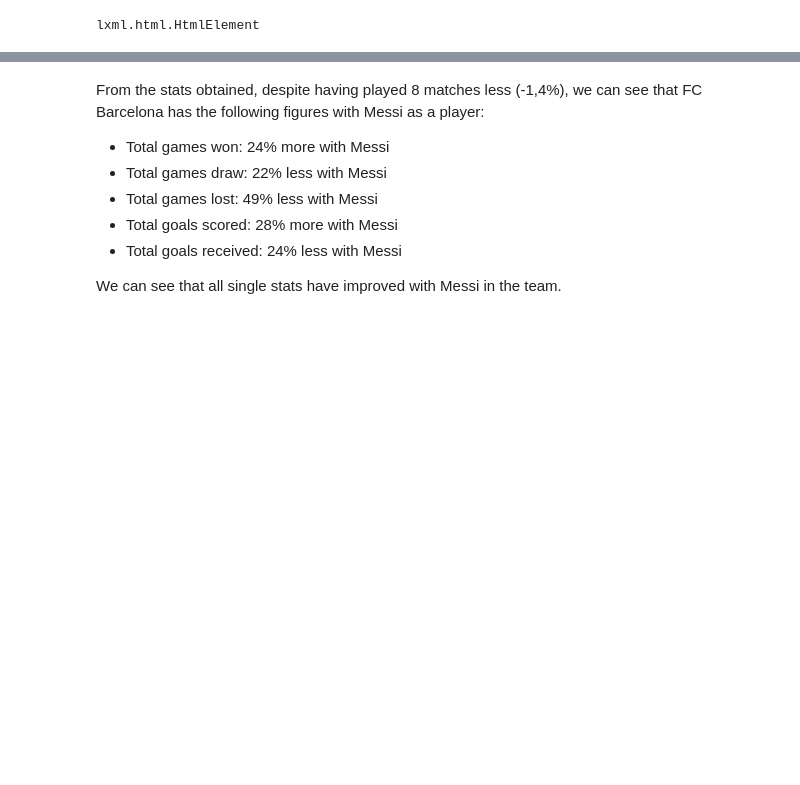
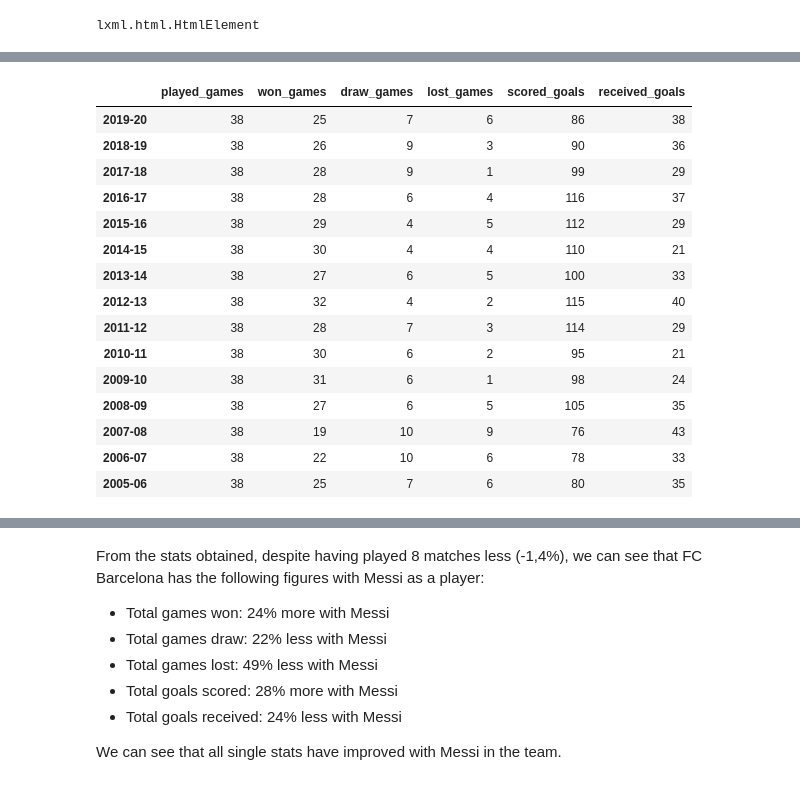
Before and after one commit to ta-datapt-bcn/project-web, a Jupyter notebook: project3_projectweb.ipynb, the cells around one changed output, grey strips where cells are left out. Saved outputs shown, nothing was run; the diff lists cells and outputs as text; code cells hidden in the pictures; blank space fills up the shorter version.

```diff
--- a/project3_projectweb.ipynb
+++ b/project3_projectweb.ipynb
@@ -363,19 +482,36 @@ for i in seasons_w_messi:
 # %%
 # Define a dictionary that will be used to creat a DataFrame with all the stats per season
 
 games = { 'played_games':played_games, 'won_games':won_games, 'draw_games':draw_games, 'lost_games':lost_games, 'scored_goals':scored_goals, 'received_goals':received_goals}
 
 # Creation of the DataFrame
 
 df_w_messi = pd.DataFrame(games, columns=['played_games','won_games', 'draw_games', 'lost_games', 'scored_goals', 'received_goals'], index=season)
 
 # Casting from str to int
 
 df_w_messi = df_w_messi.applymap(lambda x: int(x))
 
 # Creation of a csv file with the DataFrame
 
-df_w_messi.to_csv('WS_output/1.standings_with_messi.csv')
+df_w_messi#.to_csv('WS_output/1.standings_with_messi.csv')
+# %% [output]
+|  | played_games | won_games | draw_games | lost_games | scored_goals | received_goals |
+| 2019-20 | 38 | 25 | 7 | 6 | 86 | 38 |
+| 2018-19 | 38 | 26 | 9 | 3 | 90 | 36 |
+| 2017-18 | 38 | 28 | 9 | 1 | 99 | 29 |
+| 2016-17 | 38 | 28 | 6 | 4 | 116 | 37 |
+| 2015-16 | 38 | 29 | 4 | 5 | 112 | 29 |
+| 2014-15 | 38 | 30 | 4 | 4 | 110 | 21 |
+| 2013-14 | 38 | 27 | 6 | 5 | 100 | 33 |
+| 2012-13 | 38 | 32 | 4 | 2 | 115 | 40 |
+| 2011-12 | 38 | 28 | 7 | 3 | 114 | 29 |
+| 2010-11 | 38 | 30 | 6 | 2 | 95 | 21 |
+| 2009-10 | 38 | 31 | 6 | 1 | 98 | 24 |
+| 2008-09 | 38 | 27 | 6 | 5 | 105 | 35 |
+| 2007-08 | 38 | 19 | 10 | 9 | 76 | 43 |
+| 2006-07 | 38 | 22 | 10 | 6 | 78 | 33 |
+| 2005-06 | 38 | 25 | 7 | 6 | 80 | 35 |
 # %%
 # Define a dictionary that will be used to creat a DataFrame with all the stats of all seasons together
 
```
Also changed, not shown: parts of 13 cells of this notebook, 1 other file.
